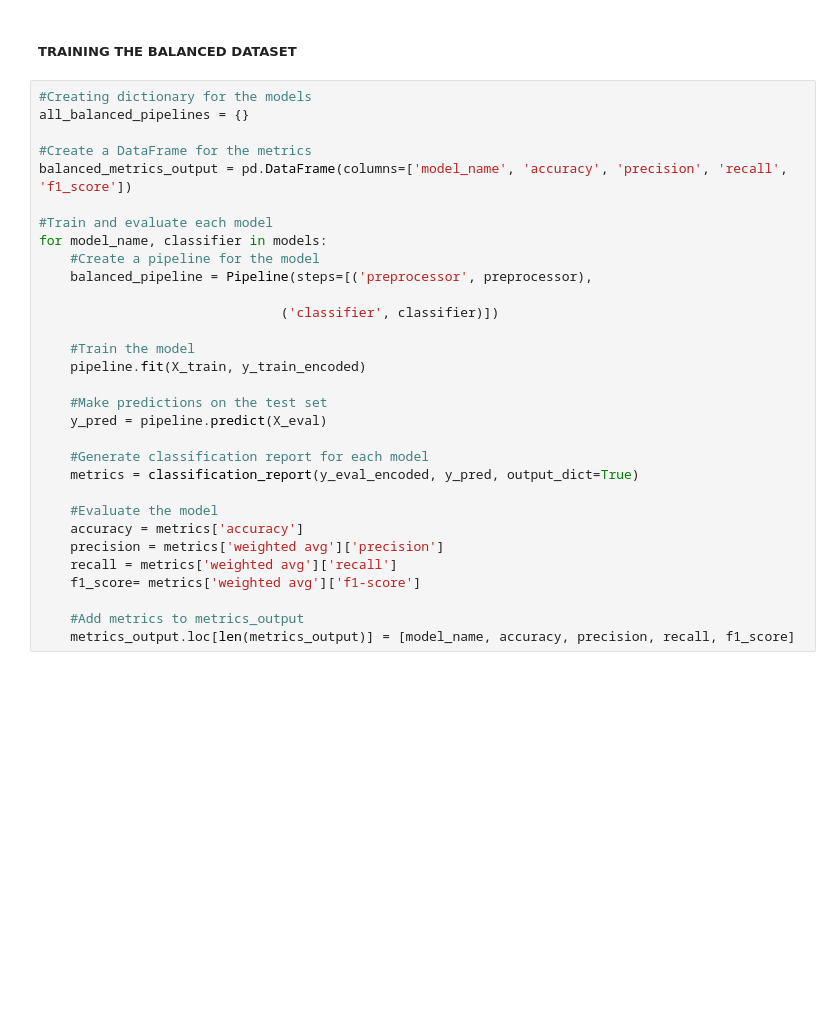
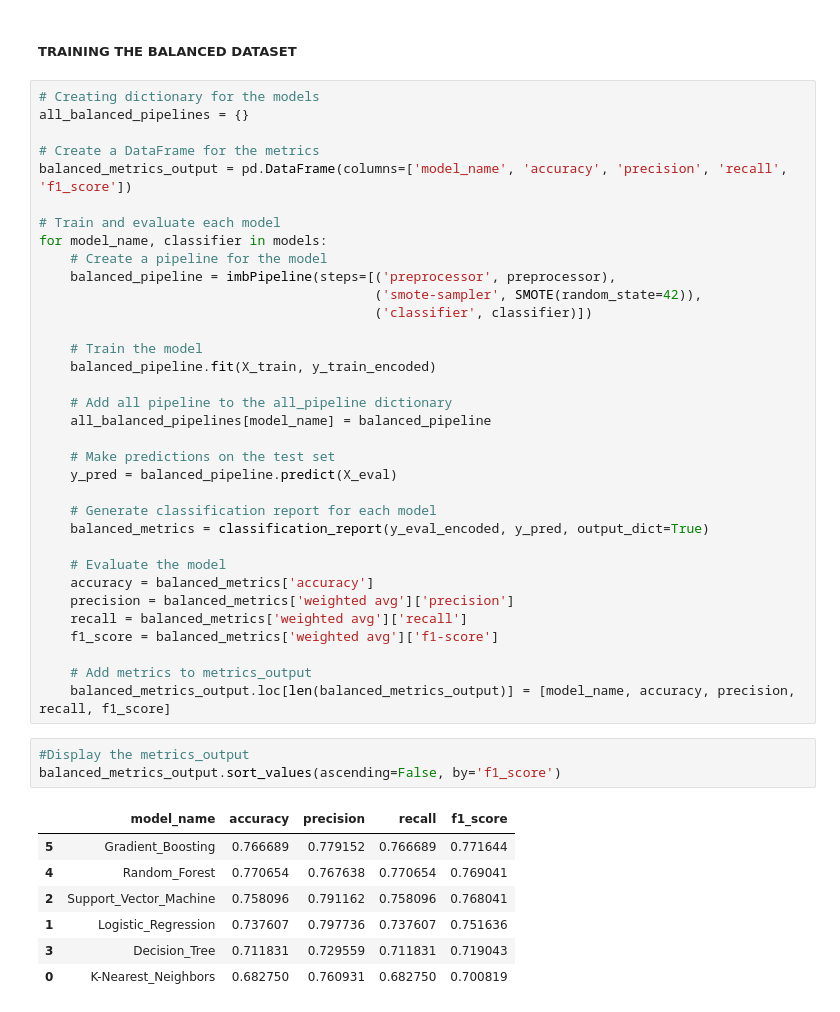
Before and after one commit to AndyMortey/A-Classification-Project-The-Customer-Churn-Analysis, a Jupyter notebook: notebook.ipynb, the cells around one changed output. Drawn from its saved outputs; the diff is of its cells as text; blank space fills up the shorter version.

```diff
--- a/notebook.ipynb
+++ b/notebook.ipynb
@@ -1155,33 +1172,47 @@ In summary, based on F1 score, SVM and Gradient Boosting are the top-performing
 # %% [markdown]
 ##### TRAINING THE BALANCED DATASET
 # %%
-#Creating dictionary for the models
+# Creating dictionary for the models
 all_balanced_pipelines = {}
 
-#Create a DataFrame for the metrics
+# Create a DataFrame for the metrics
 balanced_metrics_output = pd.DataFrame(columns=['model_name', 'accuracy', 'precision', 'recall', 'f1_score'])
 
-#Train and evaluate each model
+# Train and evaluate each model
 for model_name, classifier in models:
-    #Create a pipeline for the model
-    balanced_pipeline = Pipeline(steps=[('preprocessor', preprocessor),
+    # Create a pipeline for the model
+    balanced_pipeline = imbPipeline(steps=[('preprocessor', preprocessor),
+                                           ('smote-sampler', SMOTE(random_state=42)),
+                                           ('classifier', classifier)])
 
-                               ('classifier', classifier)])
+    # Train the model
+    balanced_pipeline.fit(X_train, y_train_encoded)
 
-    #Train the model
-    pipeline.fit(X_train, y_train_encoded)
+    # Add all pipeline to the all_pipeline dictionary
+    all_balanced_pipelines[model_name] = balanced_pipeline
 
-    #Make predictions on the test set
-    y_pred = pipeline.predict(X_eval)
+    # Make predictions on the test set
+    y_pred = balanced_pipeline.predict(X_eval)
 
-    #Generate classification report for each model
-    metrics = classification_report(y_eval_encoded, y_pred, output_dict=True)
+    # Generate classification report for each model
+    balanced_metrics = classification_report(y_eval_encoded, y_pred, output_dict=True)
 
-    #Evaluate the model
-    accuracy = metrics['accuracy']
-    precision = metrics['weighted avg']['precision']
-    recall = metrics['weighted avg']['recall']
-    f1_score= metrics['weighted avg']['f1-score']
+    # Evaluate the model
+    accuracy = balanced_metrics['accuracy']
+    precision = balanced_metrics['weighted avg']['precision']
+    recall = balanced_metrics['weighted avg']['recall']
+    f1_score = balanced_metrics['weighted avg']['f1-score']
 
-    #Add metrics to metrics_output
-    metrics_output.loc[len(metrics_output)] = [model_name, accuracy, precision, recall, f1_score]
+    # Add metrics to metrics_output
+    balanced_metrics_output.loc[len(balanced_metrics_output)] = [model_name, accuracy, precision, recall, f1_score]
+# %%
+#Display the metrics_output
+balanced_metrics_output.sort_values(ascending=False, by='f1_score')
+# %% [output]
+|  | model_name | accuracy | precision | recall | f1_score |
+| 5 | Gradient_Boosting | 0.766689 | 0.779152 | 0.766689 | 0.771644 |
+| 4 | Random_Forest | 0.770654 | 0.767638 | 0.770654 | 0.769041 |
+| 2 | Support_Vector_Machine | 0.758096 | 0.791162 | 0.758096 | 0.768041 |
+| 1 | Logistic_Regression | 0.737607 | 0.797736 | 0.737607 | 0.751636 |
+| 3 | Decision_Tree | 0.711831 | 0.729559 | 0.711831 | 0.719043 |
+| 0 | K-Nearest_Neighbors | 0.682750 | 0.760931 | 0.682750 | 0.700819 |
```
Also changed, not shown: parts of 8 cells of this notebook.
